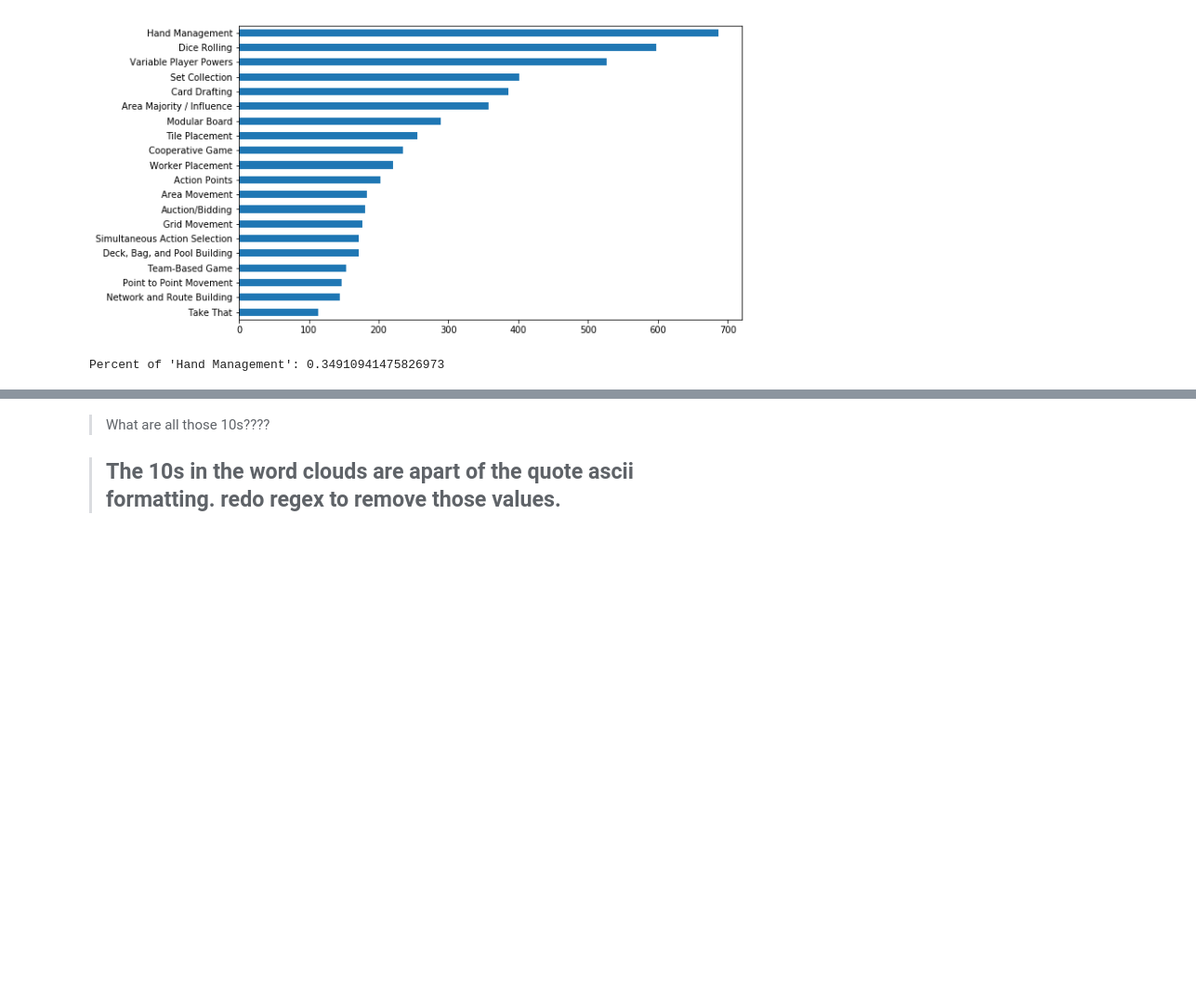
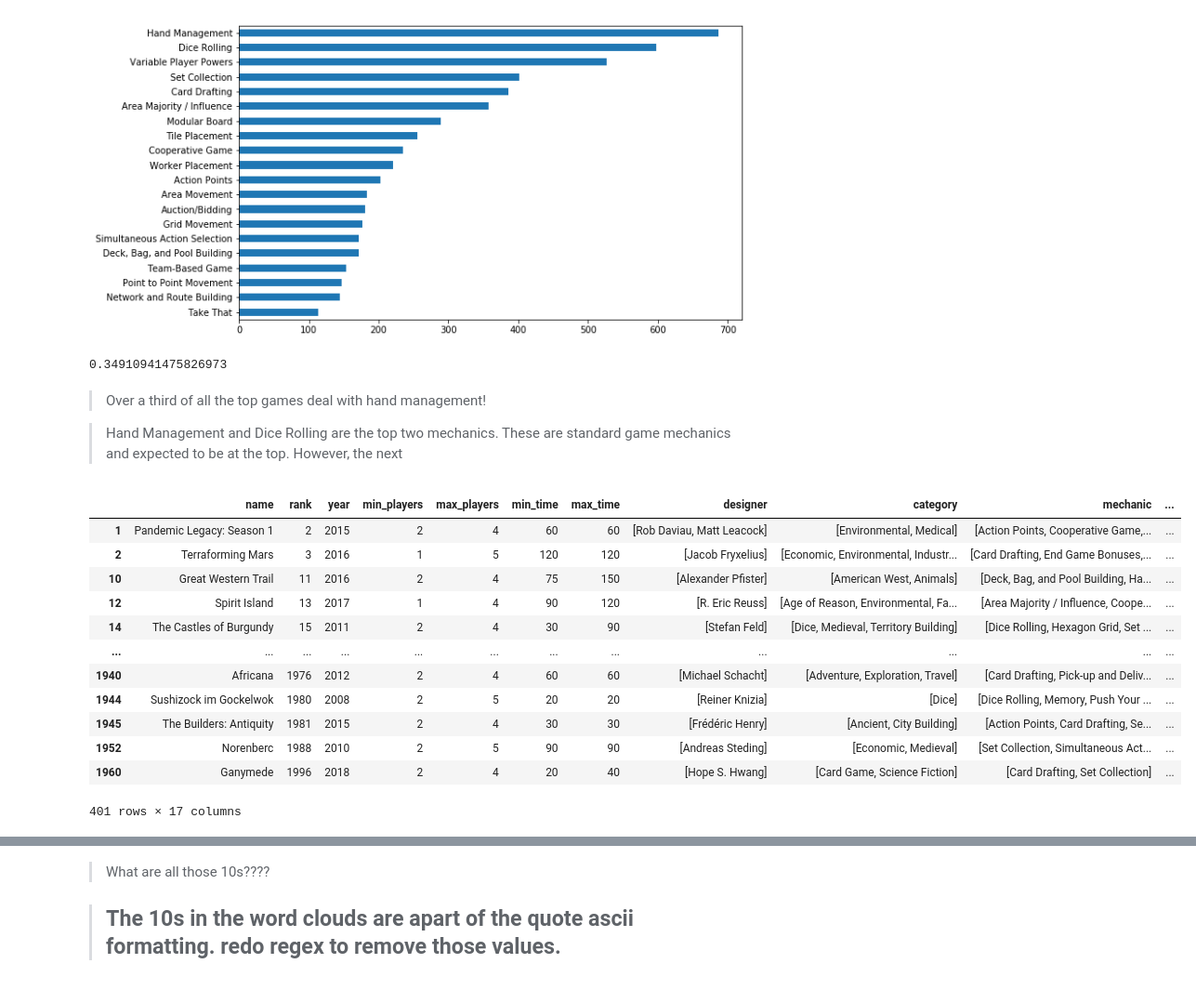
Before and after one commit to misty-garcia/board_games, a Jupyter notebook: top_games.ipynb, the cells around one changed output, grey strips where cells are left out. Shown at 93% size. Drawn from its saved outputs; the diff is of its cells as text; code cells hidden in the pictures; blank space fills up the shorter version.

```diff
--- a/top_games.ipynb
+++ b/top_games.ipynb
@@ -522,9 +558,30 @@ plt.show()
 [figure]
 # %%
 mask = df.mechanic.apply(lambda x: "Hand Management" in x)
-print("Percent of 'Hand Management':", len(df[mask])/len(df))
+len(df[mask])/len(df)
 # %% [output]
-Percent of 'Hand Management': 0.34910941475826973
+0.34910941475826973
+# %% [markdown]
+> Over a third of all the top games deal with hand management!
+
+> Hand Management and Dice Rolling are the top two mechanics. These are standard game mechanics and expected to be at the top. However, the next
+# %%
+mask = df.mechanic.apply(lambda x: "Set Collection" in x)
+df[mask]
+# %% [output]
+|  | name | rank | year | min_players | max_players | min_time | max_time | designer | category | mechanic | ... |
+| 1 | Pandemic Legacy: Season 1 | 2 | 2015 | 2 | 4 | 60 | 60 | [Rob Daviau, Matt Leacock] | [Environmental, Medical] | [Action Points, Cooperative Game,... | ... |
+| 2 | Terraforming Mars | 3 | 2016 | 1 | 5 | 120 | 120 | [Jacob Fryxelius] | [Economic, Environmental, Industr... | [Card Drafting, End Game Bonuses,... | ... |
+| 10 | Great Western Trail | 11 | 2016 | 2 | 4 | 75 | 150 | [Alexander Pfister] | [American West, Animals] | [Deck, Bag, and Pool Building, Ha... | ... |
+| 12 | Spirit Island | 13 | 2017 | 1 | 4 | 90 | 120 | [R. Eric Reuss] | [Age of Reason, Environmental, Fa... | [Area Majority / Influence, Coope... | ... |
+| 14 | The Castles of Burgundy | 15 | 2011 | 2 | 4 | 30 | 90 | [Stefan Feld] | [Dice, Medieval, Territory Building] | [Dice Rolling, Hexagon Grid, Set ... | ... |
+| ... | ... | ... | ... | ... | ... | ... | ... | ... | ... | ... | ... |
+| 1940 | Africana | 1976 | 2012 | 2 | 4 | 60 | 60 | [Michael Schacht] | [Adventure, Exploration, Travel] | [Card Drafting, Pick-up and Deliv... | ... |
+| 1944 | Sushizock im Gockelwok | 1980 | 2008 | 2 | 5 | 20 | 20 | [Reiner Knizia] | [Dice] | [Dice Rolling, Memory, Push Your ... | ... |
+| 1945 | The Builders: Antiquity | 1981 | 2015 | 2 | 4 | 30 | 30 | [Frédéric Henry] | [Ancient, City Building] | [Action Points, Card Drafting, Se... | ... |
+| 1952 | Norenberc | 1988 | 2010 | 2 | 5 | 90 | 90 | [Andreas Steding] | [Economic, Medieval] | [Set Collection, Simultaneous Act... | ... |
+| 1960 | Ganymede | 1996 | 2018 | 2 | 4 | 20 | 40 | [Hope S. Hwang] | [Card Game, Science Fiction] | [Card Drafting, Set Collection] | ... |
+401 rows × 17 columns
 # %%
 sns.distplot(df[mask].avg_rating)
 plt.show()
```
Also changed, not shown: parts of 44 cells of this notebook.
